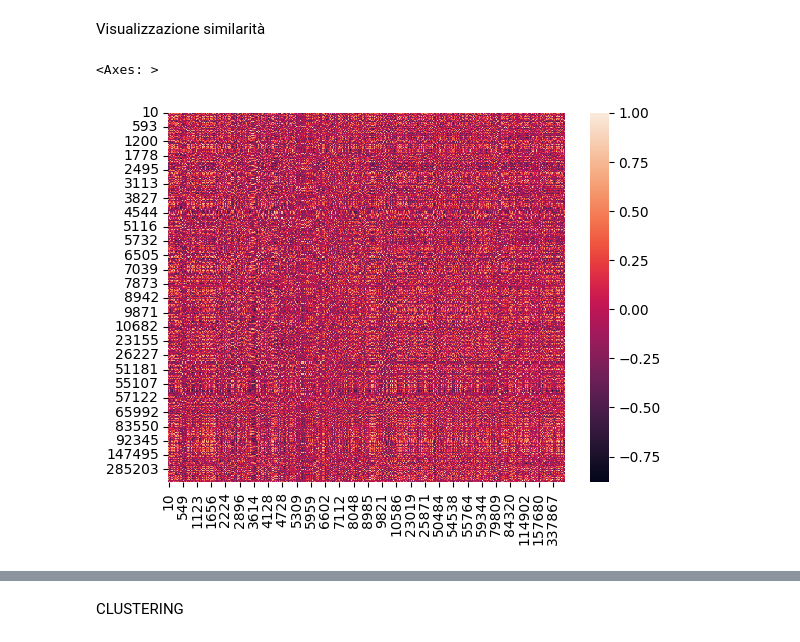
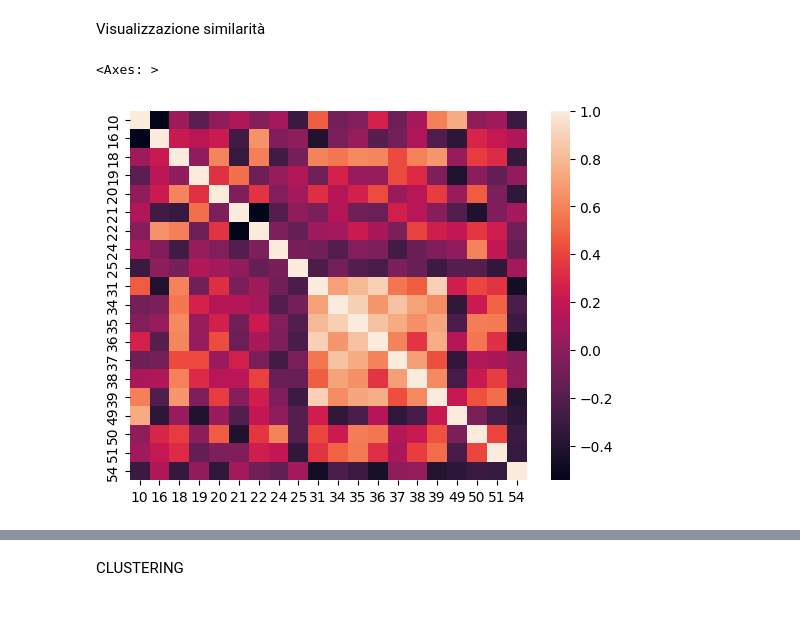
Before and after one commit to edgarcarlos/scientific-vis, a Jupyter notebook: Assignment 2.ipynb, the cells around one changed output, grey strips where cells are left out. Drawn from its saved outputs; the diff is of its cells as text; code cells hidden in the pictures; blank space fills up the shorter version.

```diff
--- a/Assignment 2.ipynb
+++ b/Assignment 2.ipynb
@@ -394,7 +381,7 @@ similarity_df.iloc[:5, :5]
 Visualizzazione similarità
 # %%
 import seaborn as sns
-sns.heatmap(similarity_df)
+sns.heatmap(similarity_df.iloc[:20, :20])
 # %% [output]
 <Axes: >
-[figure, old version]
+[figure, new version]
```
Also changed, not shown: parts of 33 cells of this notebook.
